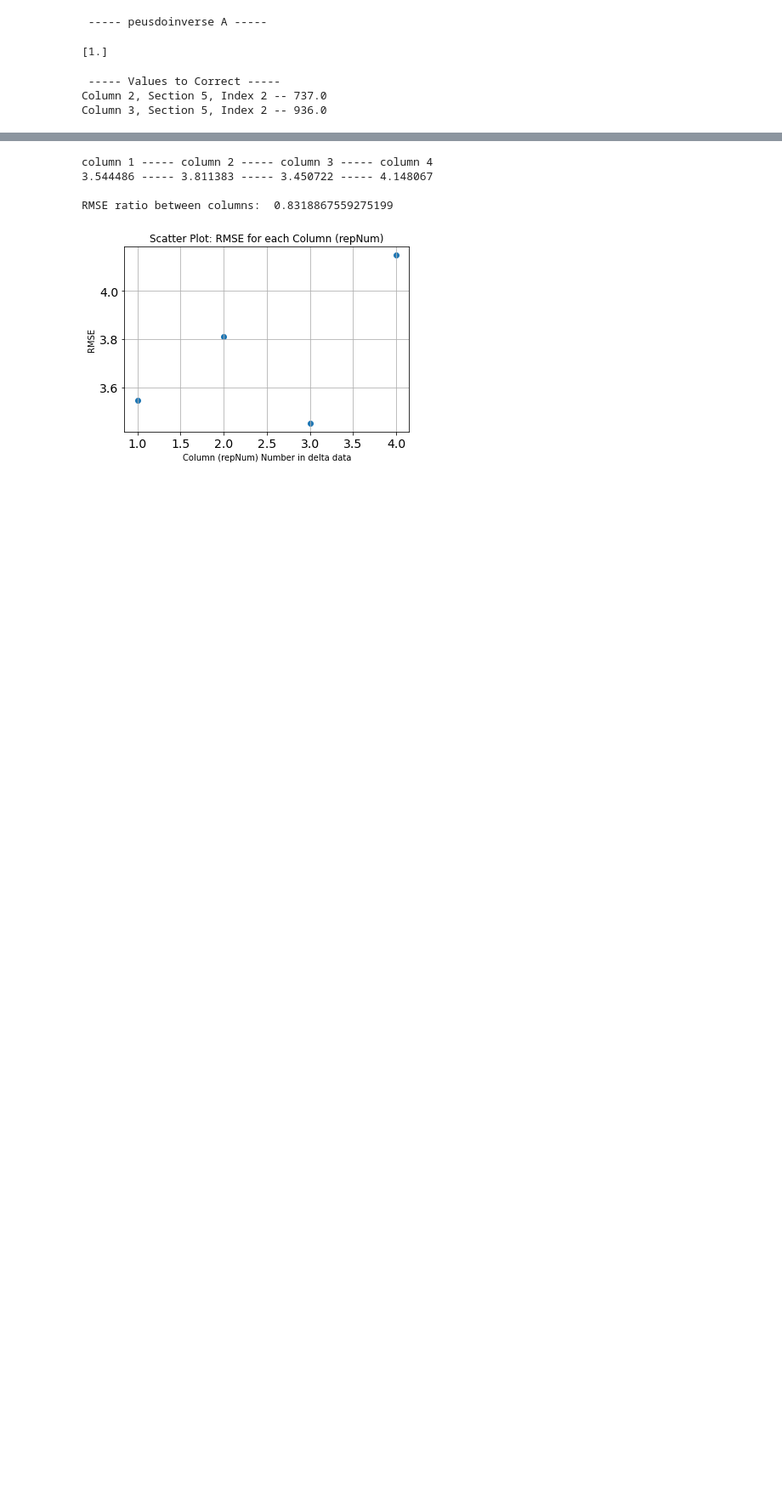
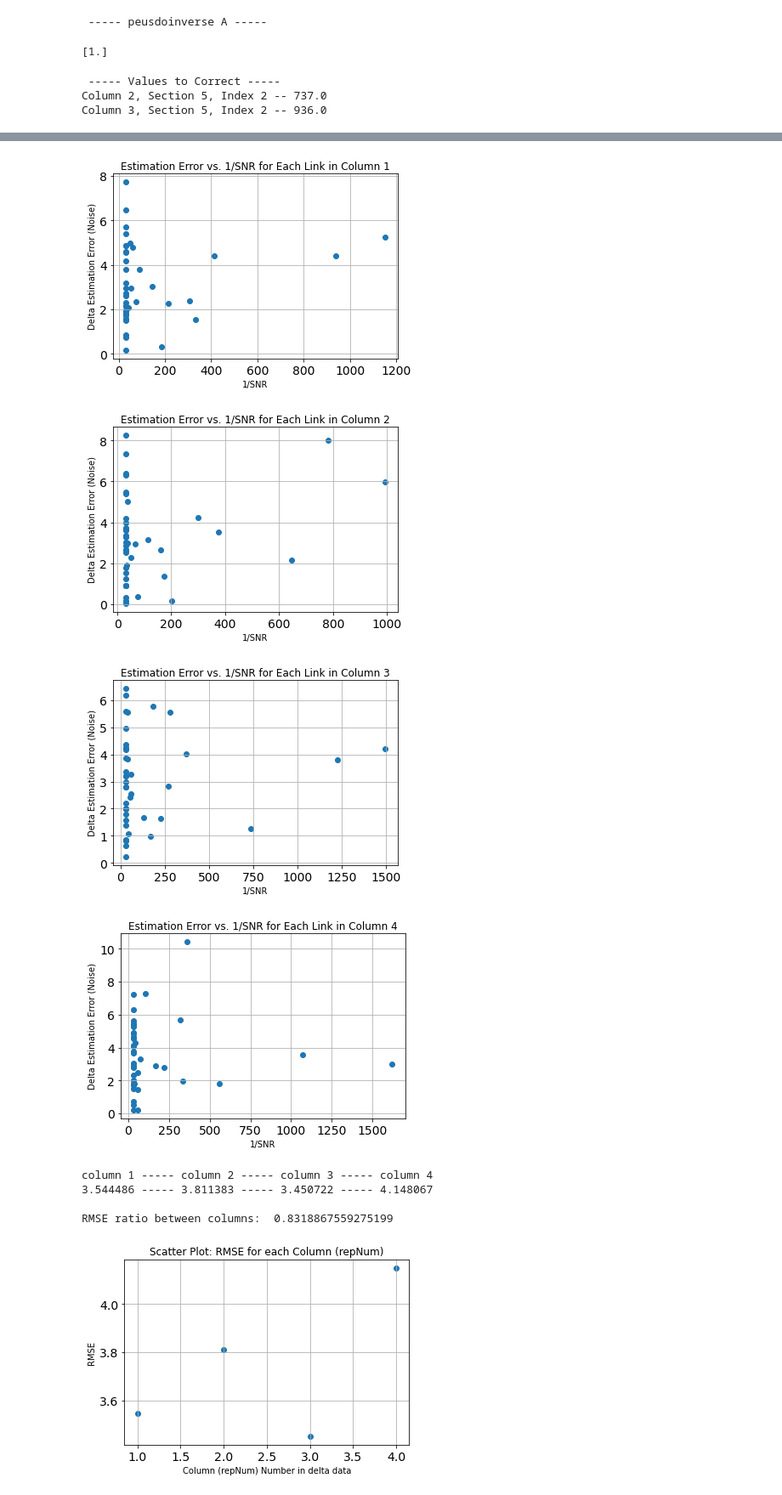
Before and after one commit to cjeng8771/shout_testing, a Jupyter notebook: error_estimation/lag_error_full.ipynb, the cells around one changed output, grey strips where cells are left out. Shown at 85% size. Drawn from its saved outputs; the diff is of its cells as text; code cells hidden in the pictures; blank space fills up the shorter version.

Commit message:
plotting SNR

```diff
--- a/error_estimation/lag_error_full.ipynb
+++ b/error_estimation/lag_error_full.ipynb
@@ -63,6 +63,8 @@ def find_e_vector(delta, A, pinvA, rx_names, snr , weighted=0):
     else:
         estimate = np.dot(pinvA, delta)
 
+    estimate = np.vstack(([0],estimate))
+
     e_est = estimate[:len(rx_names)]
     T_est = estimate[len(rx_names):]
     return e_est, T_est, estimate
@@ -87,7 +89,8 @@ def print_results(col_num, rx_names, e_est, T_est):
 
 def least_sq_error(col_num, estimate, delta, A, links):
     # error / noise calculation for each link
-    est_delta = np.dot(A,estimate)
+    est_delta = np.dot(A,estimate[1:])
+    #est_delta = np.vstack((delta[0],est_delta))
     error = abs(delta - est_delta)
 
     i = np.array([*range(len(links))]).reshape(len(links),1)
@@ -122,7 +125,20 @@ def least_sq_error(col_num, estimate, delta, A, links):
     RMSE = math.sqrt(np.square(error).mean())
     print(RMSE)
     print('\n')
-    return RMSE
+    return RMSE, error
+
+def plot_snr_error(snr, error, col_num):
+    inv_snr = np.reciprocal(snr)
+    # inv_snr = np.divide(inv_snr,max(inv_snr))
+
+    plt.figure()
+    plt.scatter(inv_snr,error)
+    plt.xlabel('1/SNR')
+    plt.ylabel('Delta Estimation Error (Noise)')
+    plt.grid()
+    plt.title('Estimation Error vs. 1/SNR for Each Link in Column ' + str(col_num))
+    plt.show()
+    return inv_snr
 
 def round_string(RMSE):
     round_i = 6
@@ -538,6 +554,9 @@ for link in links:
     A[link_num,rx_num] = -1
     link_num += 1
 
+A_old = A
+A = np.delete(A, 0, axis=1)
+
 print(" ----- A matrix ----- ")
 print('Rank (A): ', np.linalg.matrix_rank(A))
 print('Shape (A): ', A.shape)
@@ -720,10 +700,10 @@ print('\n ------------------------------ \n')
 # Squared error histogram should be comparable to Chi Squared Distribution
 # Link with example Chi Squared Distribution: https://www.stat.berkeley.edu/~stark/Java/Html/SampleChi.htm
 
-RMSE_1 = least_sq_error(1,estimate_1,delta_1,A,links)
-RMSE_2 = least_sq_error(2,estimate_2,delta_2,A,links)
-RMSE_3 = least_sq_error(3,estimate_3,delta_3,A,links)
-RMSE_4 = least_sq_error(4,estimate_4,delta_4,A,links)
+RMSE_1,error_1 = least_sq_error(1,estimate_1,delta_1,A,links)
+RMSE_2,error_2 = least_sq_error(2,estimate_2,delta_2,A,links)
+RMSE_3,error_3 = least_sq_error(3,estimate_3,delta_3,A,links)
+RMSE_4,error_4 = least_sq_error(4,estimate_4,delta_4,A,links)
 # %% [output]
  ----- Plotting Link Error for Column 1 -----
 [figure]
@@ -742,6 +722,16 @@ RMSE_4 = least_sq_error(4,estimate_4,delta_4,A,links)
  ----- Histogram Link Squared Error for Column 2 -----
 [figure]
 ... (13 outputs left out)
+# %%
+inv_snr_1 = plot_snr_error(snr_1,error_1,1)
+inv_snr_2 = plot_snr_error(snr_2,error_2,2)
+inv_snr_3 = plot_snr_error(snr_3,error_3,3)
+inv_snr_4 = plot_snr_error(snr_4,error_4,4)
+# %% [output]
+[figure, added]
+[figure, added]
+[figure, added]
+[figure, added]
 # %%
 ####################
 # PRINTING COLS    #
```
Also changed, not shown: parts of 5 cells of this notebook, 2 other files.
